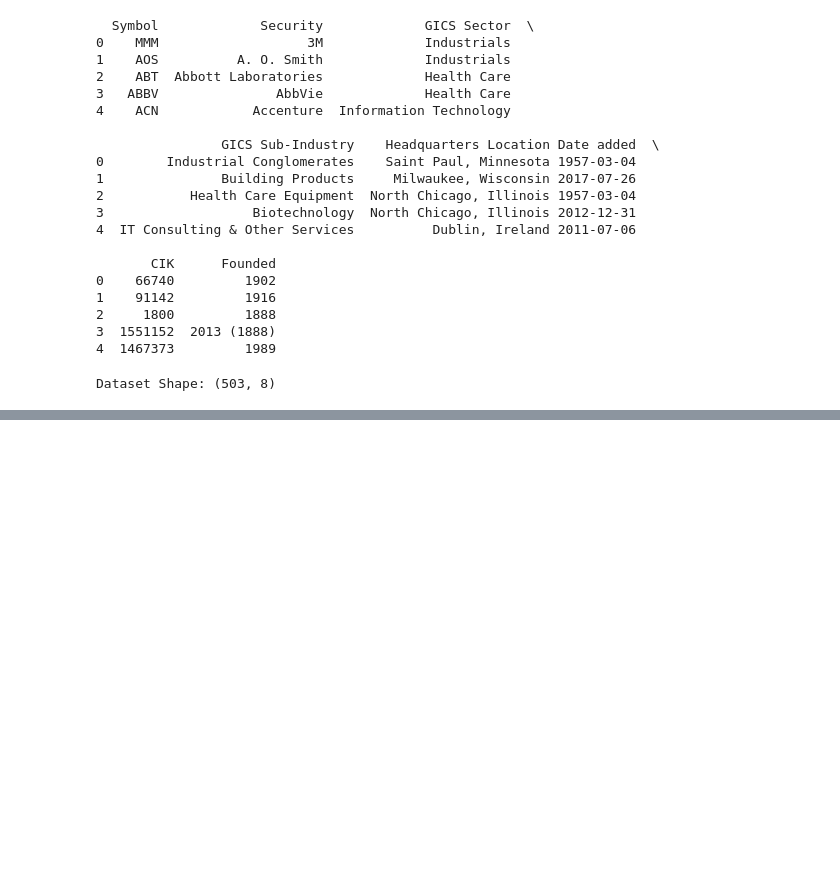
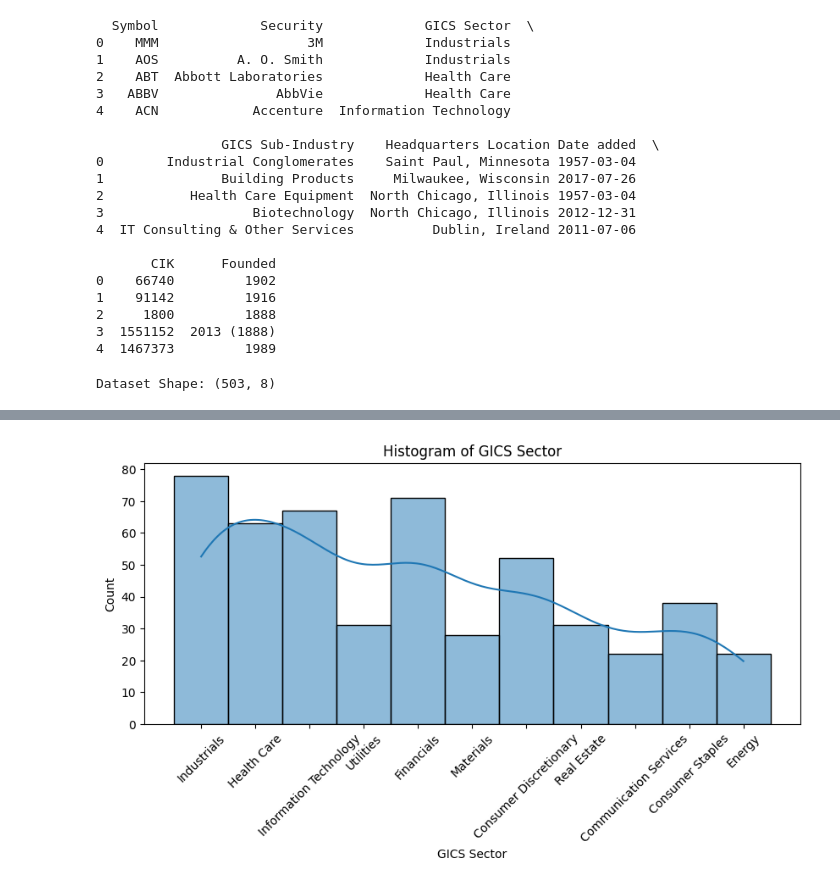
Before and after one commit to Teja220/EDA, a Jupyter notebook: 21BDS0277.ipynb, the cells around one changed output, grey strips where cells are left out. Cells and saved outputs as stored; diff of their text form; code cells hidden in the pictures; blank space fills up the shorter version.

```diff
--- a/21BDS0277.ipynb
+++ b/21BDS0277.ipynb
@@ -52,0 +148,8 @@ First 5 rows:
+# %%
+plt.figure(figsize=(10, 4))
+sns.histplot(eda_df['GICS Sector'], bins=20, kde=True)
+plt.xticks(rotation=45)
+plt.title('Histogram of GICS Sector')
+plt.show()
+# %% [output]
+[figure, added]
```
Also changed, not shown: parts of 29 cells of this notebook.
